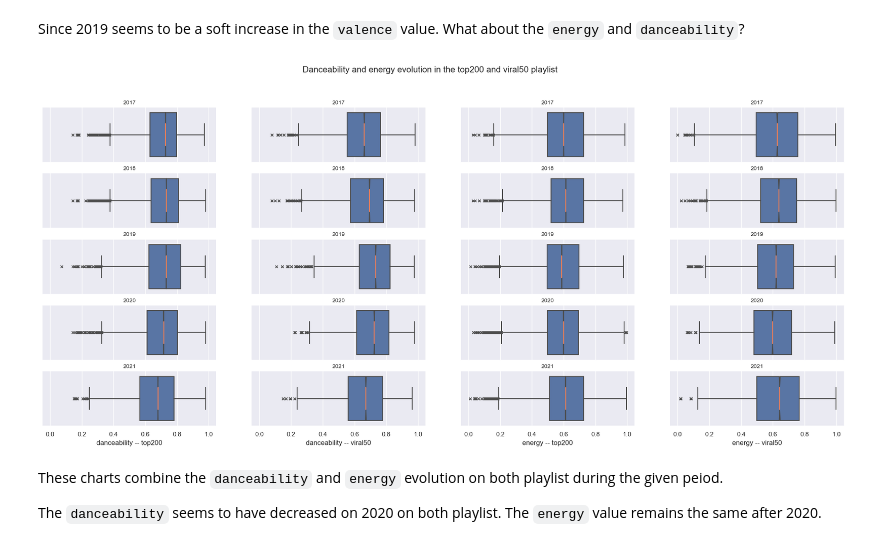
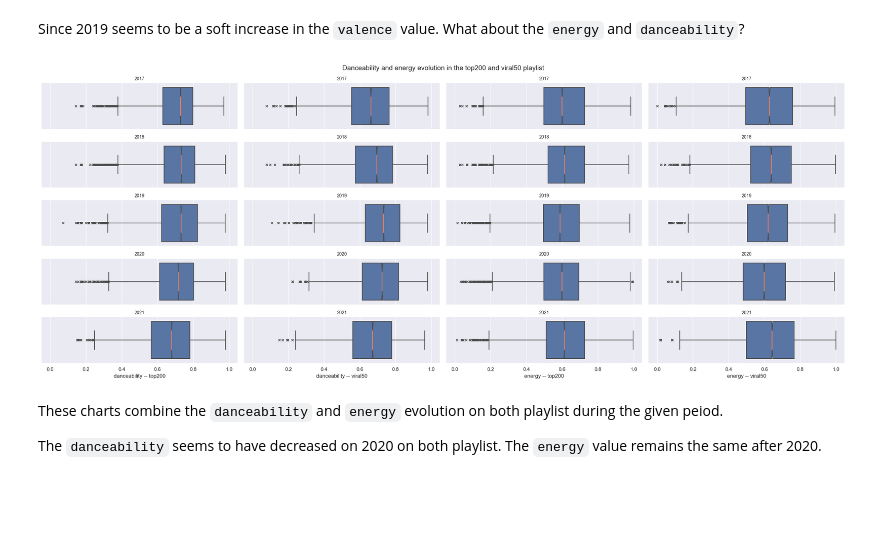
Before and after one commit to annassanchez/ETL_project, a Jupyter notebook: notebooks/6-analysis.ipynb, the cells around one changed output. Drawn from its saved outputs; the diff is of its cells as text; code cells hidden in the pictures; blank space fills up the shorter version.

```diff
--- a/notebooks/6-analysis.ipynb
+++ b/notebooks/6-analysis.ipynb
@@ -139,49 +122,9 @@ for year in list_years:
 # %% [markdown]
 Since 2019 seems to be a soft increase in the `valence` value. What about the `energy` and `danceability`?
-# %%
-fig, axs = plt.subplots(ncols=4, nrows = len(top200.sort_values(by = ['playlist_date'])['playlist_date'].dt.year.unique().tolist()), figsize = (25, 10), sharex=True,)
-list_years = top200.sort_values(by = ['playlist_date'])['playlist_date'].dt.year.unique().tolist()
-sns.set_theme(style="darkgrid")
-columns = [0, 1]
-column_name = ['danceability', 'energy']
-fig.suptitle('Danceability and energy evolution in the top200 and viral50 playlist', fontsize=15)
-for year in list_years:
-    for column in column_name:
-        for row in list(range(0,4)):
-            if row == 0:
-                sns.boxplot(x=top200[top200['playlist_date'].dt.year == year].danceability, data = top200[top200['playlist_date'].dt.year == year], medianprops={"color": "coral"}, notch=True,flierprops={"marker": "x"},
-                    ax=axs[list_years.index(year)][row]) ;
-                axs[list_years.index(year)][row].set_title(str(year), fontsize=10, )
-                if year == 2021:
-                    axs[list_years.index(year)][row].set_xlabel("danceability -- top200")
-                else:
-                    axs[list_years.index(year)][row].set_xlabel("")
-            elif row == 1:
-                sns.boxplot(x=viral50[viral50['playlist_date'].dt.year == year].danceability, data = viral50[viral50['playlist_date'].dt.year == year], notch=True, flierprops={"marker": "x"},
-                    ax=axs[list_years.index(year)][row], medianprops={"color": "coral"}) ;
-                axs[list_years.index(year)][row].set_title(str(year), fontsize=10, )
-                if year == 2021:
-                    axs[list_years.index(year)][row].set_xlabel("danceability -- viral50")
-                else:
-                    axs[list_years.index(year)][row].set_xlabel("")
-            elif row == 2:
-                sns.boxplot(x=top200[top200['playlist_date'].dt.year == year].energy, data = top200[top200['playlist_date'].dt.year == year], medianprops={"color": "coral"}, notch=True,flierprops={"marker": "x"},
-                    ax=axs[list_years.index(year)][row]) ;
-                axs[list_years.index(year)][row].set_title(str(year), fontsize=10, )
-                if year == 2021:
-                    axs[list_years.index(year)][row].set_xlabel("energy -- top200")
-                else:
-                    axs[list_years.index(year)][row].set_xlabel("")
-            elif row == 3:
-                sns.boxplot(x=viral50[viral50['playlist_date'].dt.year == year].energy, data = viral50[viral50['playlist_date'].dt.year == year], notch=True, flierprops={"marker": "x"},
-                    ax=axs[list_years.index(year)][row], medianprops={"color": "coral"}) ;
-                axs[list_years.index(year)][row].set_title(str(year), fontsize=10, )
-                if year == 2021:
-                    axs[list_years.index(year)][row].set_xlabel("energy -- viral50")
-                else:
-                    axs[list_years.index(year)][row].set_xlabel("")
-# %% [output]
-[figure, removed]
+# %%
+scharts.general_chart_energy_danceability(top200, viral50)
+# %% [output]
+[figure, added]
 # %% [markdown]
 These charts combine the `danceability` and `energy` evolution on both playlist during the given peiod.
 
```
Also changed, not shown: parts of 21 cells of this notebook.
